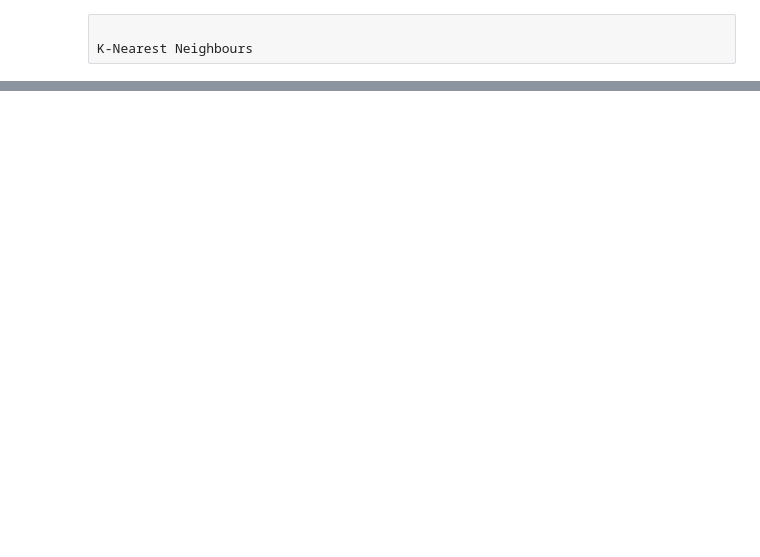
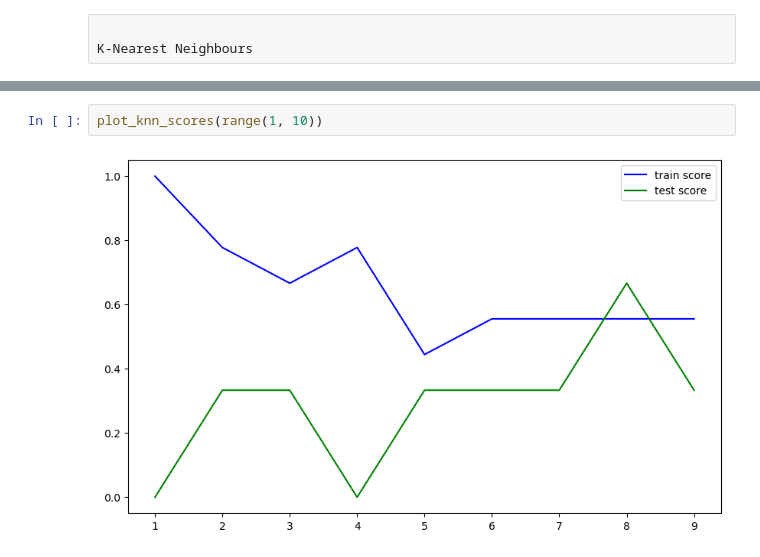
Before and after one commit to Galya777/GameEngineClassification, a Jupyter notebook: GameEngineClassification.ipynb, the cells around one changed output, grey strips where cells are left out. Cells and saved outputs as stored; diff of their text form; blank space fills up the shorter version.

```diff
--- a/GameEngineClassification.ipynb
+++ b/GameEngineClassification.ipynb
@@ -474,0 +535,4 @@ ValueError: Number of classes, 8, does not match size of target_names, 2. Try sp
+# %%
+plot_knn_scores(range(1, 10))
+# %% [output]
+[figure, added]
```
Also changed, not shown: parts of 19 cells of this notebook.
